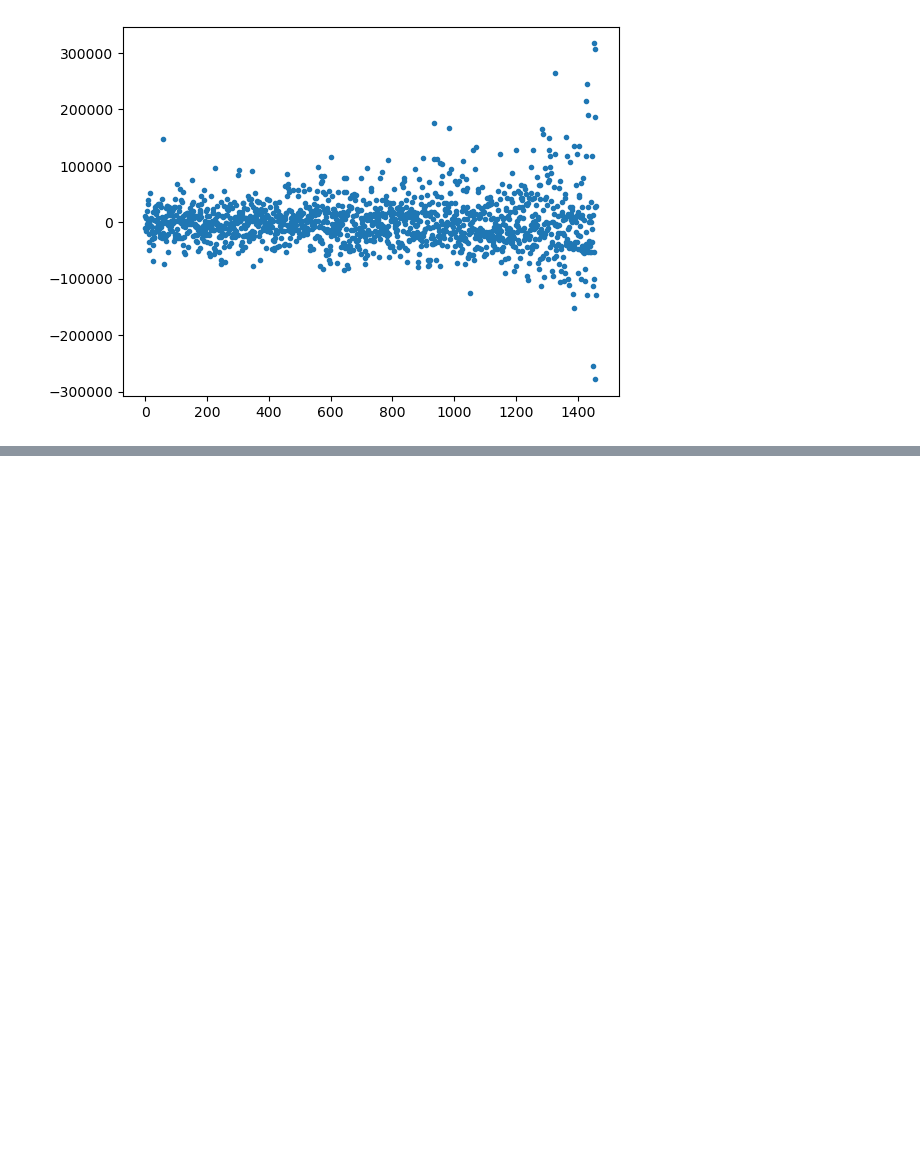
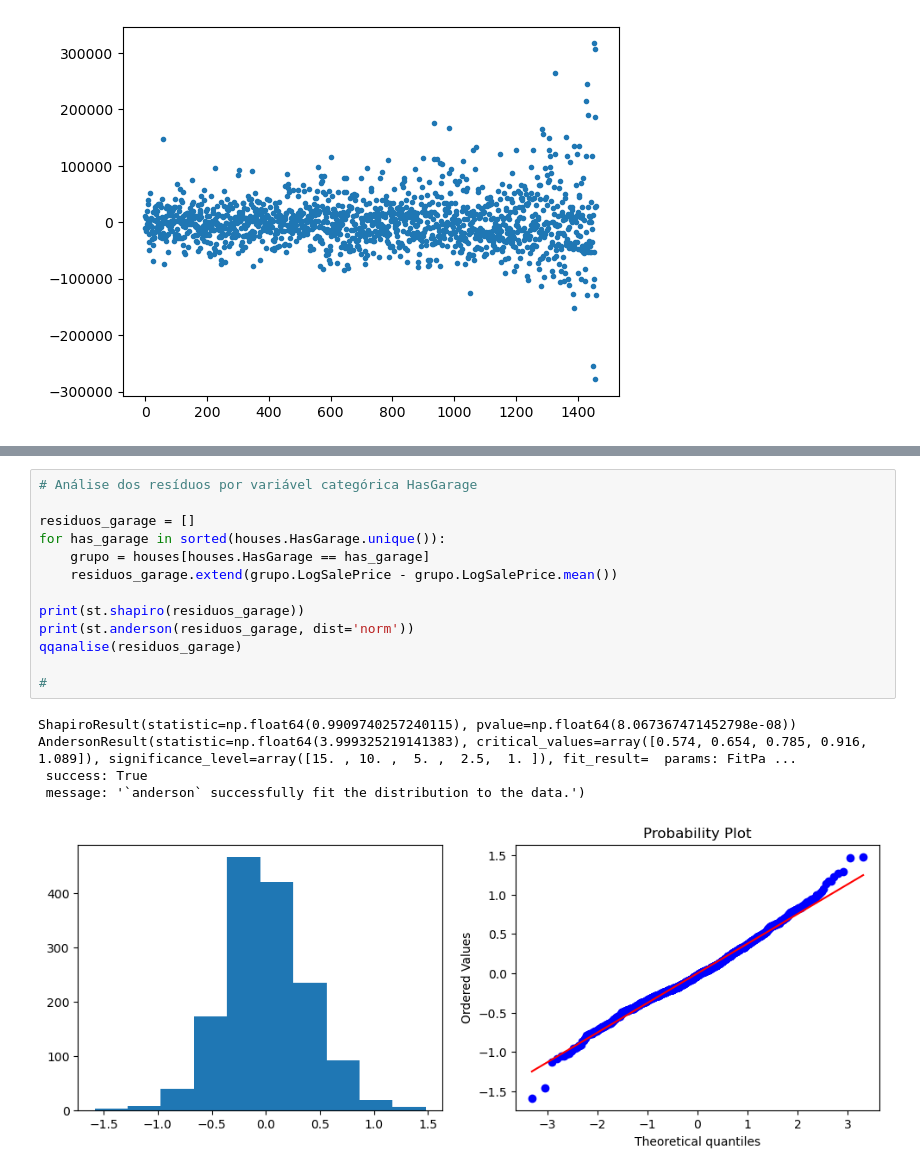
Before and after one commit to mariribeiro257/estat-exame-B, a Jupyter notebook: hypothesis_testes_2.ipynb, the cells around one changed output, grey strips where cells are left out. Drawn from its saved outputs; the diff is of its cells as text; blank space fills up the shorter version.

```diff
--- a/hypothesis_testes_2.ipynb
+++ b/hypothesis_testes_2.ipynb
@@ -137,0 +227,19 @@ OverallQual 10: Variância = 0.16277923068100297
+# %%
+# Análise dos resíduos por variável categórica HasGarage
+
+residuos_garage = []
+for has_garage in sorted(houses.HasGarage.unique()):
+    grupo = houses[houses.HasGarage == has_garage]
+    residuos_garage.extend(grupo.LogSalePrice - grupo.LogSalePrice.mean())
+
+print(st.shapiro(residuos_garage))
+print(st.anderson(residuos_garage, dist='norm'))
+qqanalise(residuos_garage)
+
+#
+# %% [output]
+ShapiroResult(statistic=np.float64(0.9909740257240115), pvalue=np.float64(8.067367471452798e-08))
+AndersonResult(statistic=np.float64(3.999325219141383), critical_values=array([0.574, 0.654, 0.785, 0.916, 1.089]), significance_level=array([15. , 10. ,  5. ,  2.5,  1. ]), fit_result=  params: FitPa ...
+ success: True
+ message: '`anderson` successfully fit the distribution to the data.')
+[figure, added]
```
Also changed, not shown: parts of 9 cells of this notebook.
